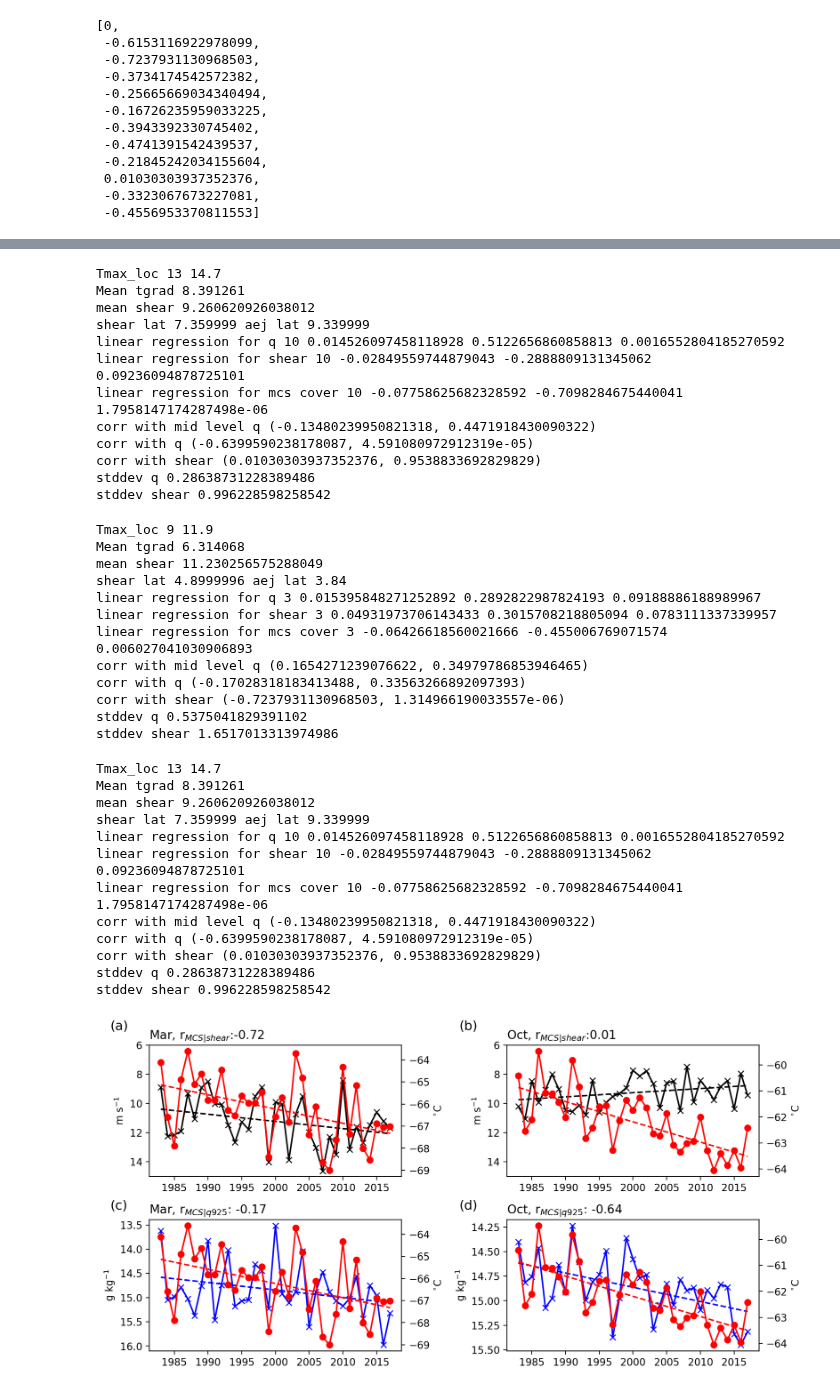
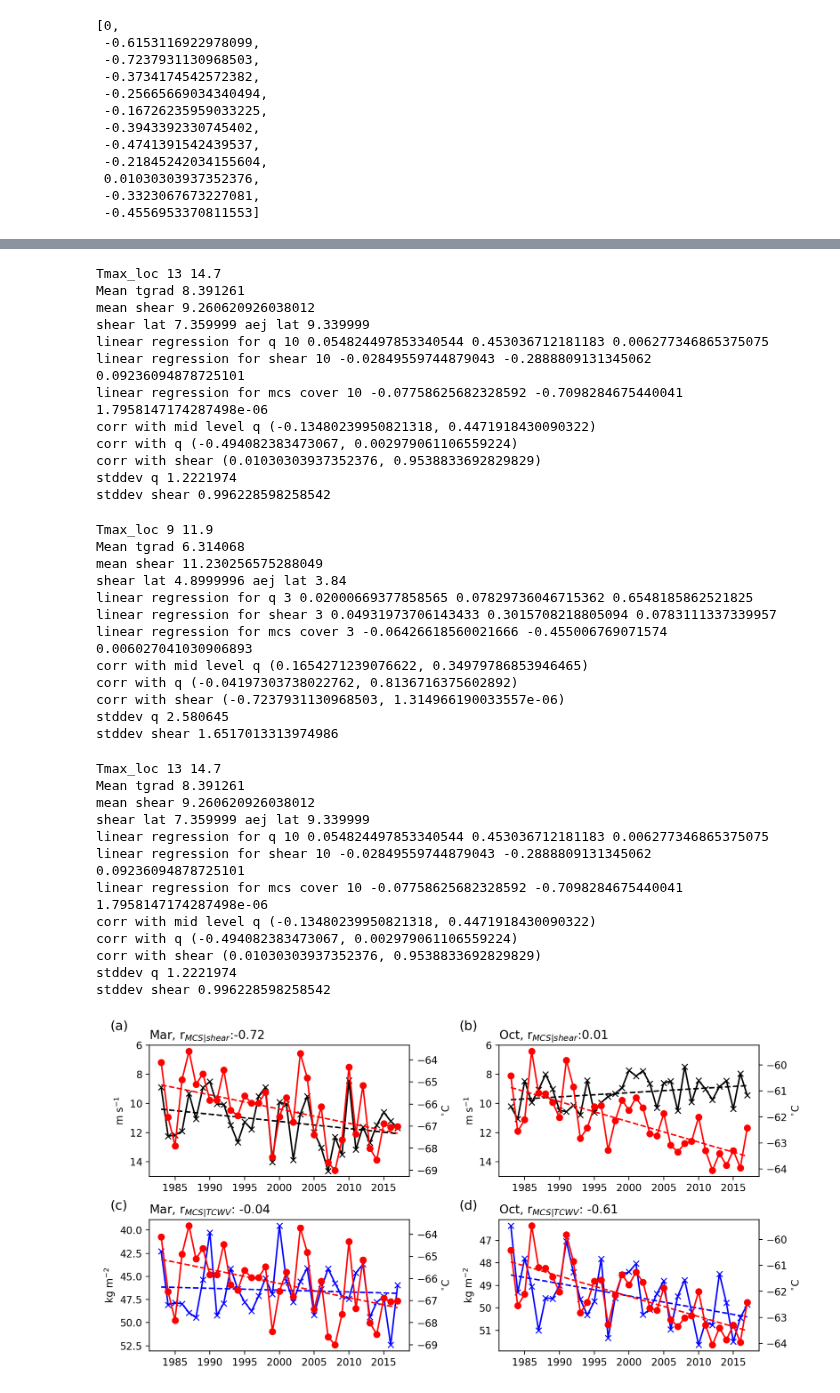
Before and after one commit to cornkle/proj_CEH, a Jupyter notebook: notebooks/CLOVER_OBS_fig1_ERA5.ipynb, the cells around one changed output, grey strips where cells are left out. Saved outputs shown, nothing was run; the diff lists cells and outputs as text; code cells hidden in the pictures.

```diff
--- a/notebooks/CLOVER_OBS_fig1_ERA5.ipynb
+++ b/notebooks/CLOVER_OBS_fig1_ERA5.ipynb
@@ -467,7 +467,7 @@ def calc_month(m):
 
     #thetadiff = theta925-theta600
     #qq925.values = thetadiff
-    #qq925 = das['tcwv'].sel(longitude=slice(box[0], box[1]), latitude=slice(box[2],box[3])).mean('longitude')
+    qq925 = das['tcwv'].sel(longitude=slice(box[0], box[1]), latitude=slice(box[2],box[3])).mean('longitude')
 
     months = [1,2,3,4,5,6,7,8,9,10,11,12]
     mnames = {1:'Jan',2:'Feb', 3 : 'Mar', 4 : 'April', 5 : 'May', 6:'Jun', 7:'Jul', 8:'Aug', 9 : 'Sep', 10 : 'Oct', 11:'Nov', 12:'Dec'}
@@ -1393,7 +1349,7 @@ monthdic = calc_month(m)
 
 x = np.arange(0,len(monthdic[0]))
 rr = monthdic[6][0]
-ax8.plot(monthdic[7].year, monthdic[11], 'x-', label='925hPa specific humidity', color='b')
+ax8.plot(monthdic[7].year, monthdic[11], 'x-', label='TCWV', color='b')
 ax8.plot(monthdic[7].year, monthdic[15] + x*monthdic[14], '--', color='b')
 #ax8.set_ylim(13,17)
 ax8.set_ylim(ax8.get_ylim()[::-1])
@@ -1403,9 +1359,9 @@ ax9.plot(monthdic[7].year, monthdic[8] + x*monthdic[9], '--', color='r')
 mcsline = lines.Line2D([],[], color='r', label='Mean MCS temp.', linestyle='solid', marker='o')
 shearline = lines.Line2D([],[], color='k', label='Wind shear 600-925hPa', linestyle='solid', marker='x', markersize=5)
 ax9.set_ylabel('$^{\circ}$C')
-ax8.set_ylabel('g kg$^{-1}$')
+ax8.set_ylabel('kg m$^{-2}$')
 
-ax8.set_title(monthdic[5]+', r$_{MCS|q925}$: '
+ax8.set_title(monthdic[5]+', r$_{MCS|TCWV}$: '
              + str(np.round(monthdic[6][0], decimals=2)), loc='left')
 # if m==3:
 #     ax8.legend(handles=[mcsline, shearline], loc='lower left')
@@ -1418,7 +1374,7 @@ monthdic = calc_month(m)
 
 x = np.arange(0,len(monthdic[0]))
 rr = monthdic[6][0]
-ax1.plot(monthdic[7].year, monthdic[11], 'x-', label='925hPa specific humidity', color='b')
+ax1.plot(monthdic[7].year, monthdic[11], 'x-', label='TCWV', color='b')
 ax1.plot(monthdic[7].year, monthdic[15] + x*monthdic[14], '--', color='b')
 #ax.set_ylim(-15,-5)
 
@@ -1431,11 +1387,11 @@ ax2.plot(monthdic[7].year, monthdic[8] + x*monthdic[9], '--', color='r')
 mcsline = lines.Line2D([],[], color='r', label='Mean MCS temp.', linestyle='solid', marker='o')
 shearline = lines.Line2D([],[], color='k', label='Wind shear 600-925hPa', linestyle='solid', marker='x', markersize=5)
 ax2.set_ylabel('$^{\circ}$C')
-ax1.set_ylabel('g kg$^{-1}$')
+ax1.set_ylabel('kg m$^{-2}$')
 
 
-ax1.set_title(monthdic[5]+', r$_{MCS|q925}$: '
-             + str(np.round(monthdic[6][0], decimals=2)), loc='left')
+ax1.set_title(monthdic[5]+', r$_{MCS|TCWV}$: '
+             + str(np.round(monthdic[6][0], decimals=2)-0.12), loc='left')
 
 plt.tight_layout()
 
@@ -1447,7 +1403,7 @@ plt.annotate('(c)', xy=(0.02, 0.45), xytext=(0, 4), size=13, xycoords=('figure f
              textcoords='offset points')
 plt.annotate('(d)', xy=(0.51, 0.45), xytext=(0, 4), size=13, xycoords=('figure fraction', 'figure fraction'),
              textcoords='offset points')
-plt.savefig(cnst.network_data + 'figs/CLOVER/paper1/fig_qshear_timeseries_marchOct.jpg')
+plt.savefig(cnst.network_data + 'figs/CLOVER/paper1/fig_tcwshear_timeseries_marchOct.jpg')
 # %% [output]
 Tmax_loc 9 11.9
 Mean tgrad 6.314068
@@ -1463,41 +1419,41 @@ stddev q 0.5375041829391102
 stddev shear 1.6517013313974986
 Tmax_loc 13 14.7
 Mean tgrad 8.391261
 mean shear 9.260620926038012
 shear lat 7.359999 aej lat 9.339999
-linear regression for q 10 0.014526097458118928 0.5122656860858813 0.0016552804185270592
+linear regression for q 10 0.054824497853340544 0.453036712181183 0.006277346865375075
 linear regression for shear 10 -0.02849559744879043 -0.2888809131345062 0.09236094878725101
 linear regression for mcs cover 10 -0.07758625682328592 -0.7098284675440041 1.7958147174287498e-06
 corr with mid level q (-0.13480239950821318, 0.4471918430090322)
-corr with q (-0.6399590238178087, 4.591080972912319e-05)
+corr with q (-0.494082383473067, 0.002979061106559224)
 corr with shear (0.01030303937352376, 0.9538833692829829)
-stddev q 0.28638731228389486
+stddev q 1.2221974
 stddev shear 0.996228598258542
 Tmax_loc 9 11.9
 Mean tgrad 6.314068
 mean shear 11.230256575288049
 shear lat 4.8999996 aej lat 3.84
-linear regression for q 3 0.015395848271252892 0.2892822987824193 0.09188886188989967
+linear regression for q 3 0.02000669377858565 0.07829736046715362 0.6548185862521825
 linear regression for shear 3 0.04931973706143433 0.3015708218805094 0.0783111337339957
 linear regression for mcs cover 3 -0.06426618560021666 -0.455006769071574 0.006027041030906893
 corr with mid level q (0.1654271239076622, 0.34979786853946465)
-corr with q (-0.17028318183413488, 0.33563266892097393)
+corr with q (-0.04197303738022762, 0.8136716375602892)
 corr with shear (-0.7237931130968503, 1.314966190033557e-06)
-stddev q 0.5375041829391102
+stddev q 2.580645
 stddev shear 1.6517013313974986
 Tmax_loc 13 14.7
 Mean tgrad 8.391261
 mean shear 9.260620926038012
 shear lat 7.359999 aej lat 9.339999
-linear regression for q 10 0.014526097458118928 0.5122656860858813 0.0016552804185270592
+linear regression for q 10 0.054824497853340544 0.453036712181183 0.006277346865375075
 linear regression for shear 10 -0.02849559744879043 -0.2888809131345062 0.09236094878725101
 linear regression for mcs cover 10 -0.07758625682328592 -0.7098284675440041 1.7958147174287498e-06
 corr with mid level q (-0.13480239950821318, 0.4471918430090322)
-corr with q (-0.6399590238178087, 4.591080972912319e-05)
+corr with q (-0.494082383473067, 0.002979061106559224)
 corr with shear (0.01030303937352376, 0.9538833692829829)
-stddev q 0.28638731228389486
+stddev q 1.2221974
 stddev shear 0.996228598258542
-[figure, old version]
+[figure, new version]
 # %%
 ################################
 f=plt.figure(figsize=(15,15), dpi=200)  # this opens a plot window
```
Also changed, not shown: parts of 13 cells of this notebook, 20 other files.
